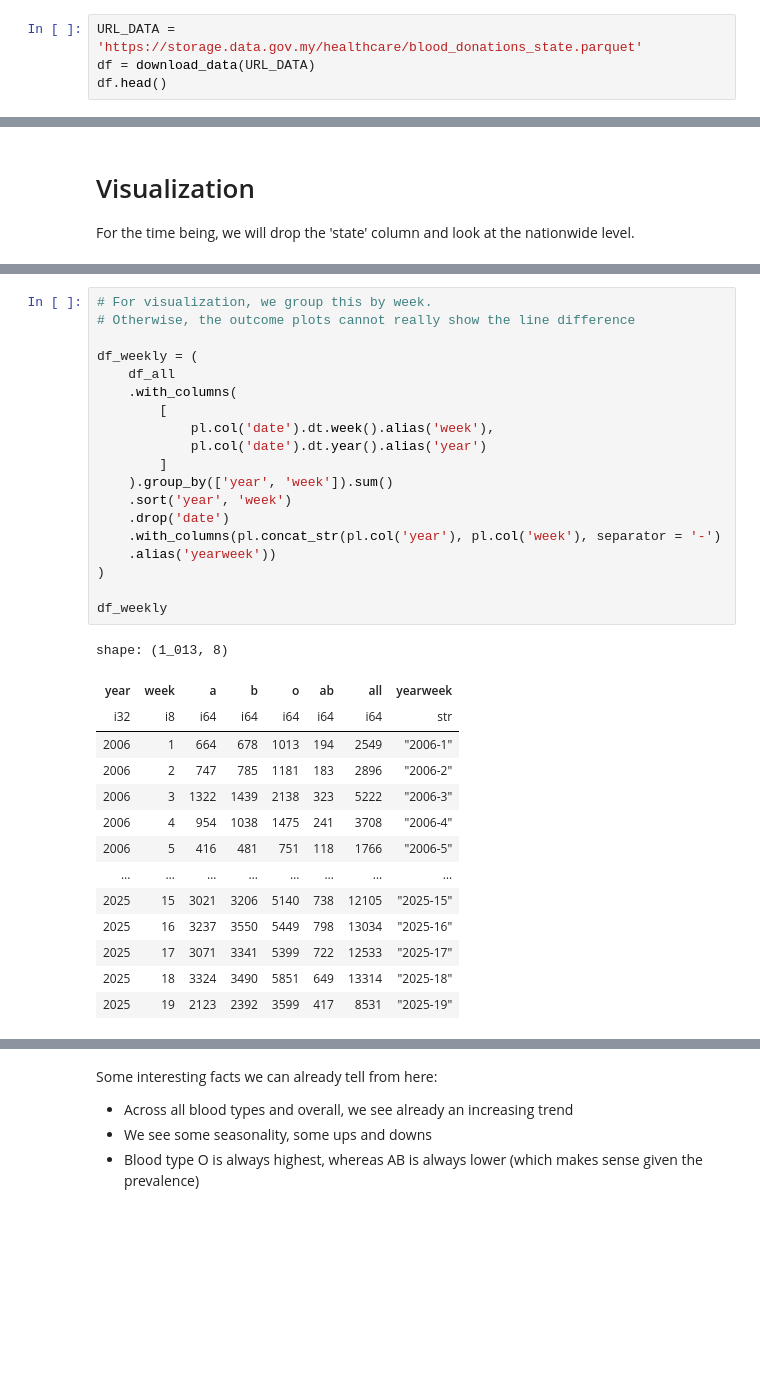
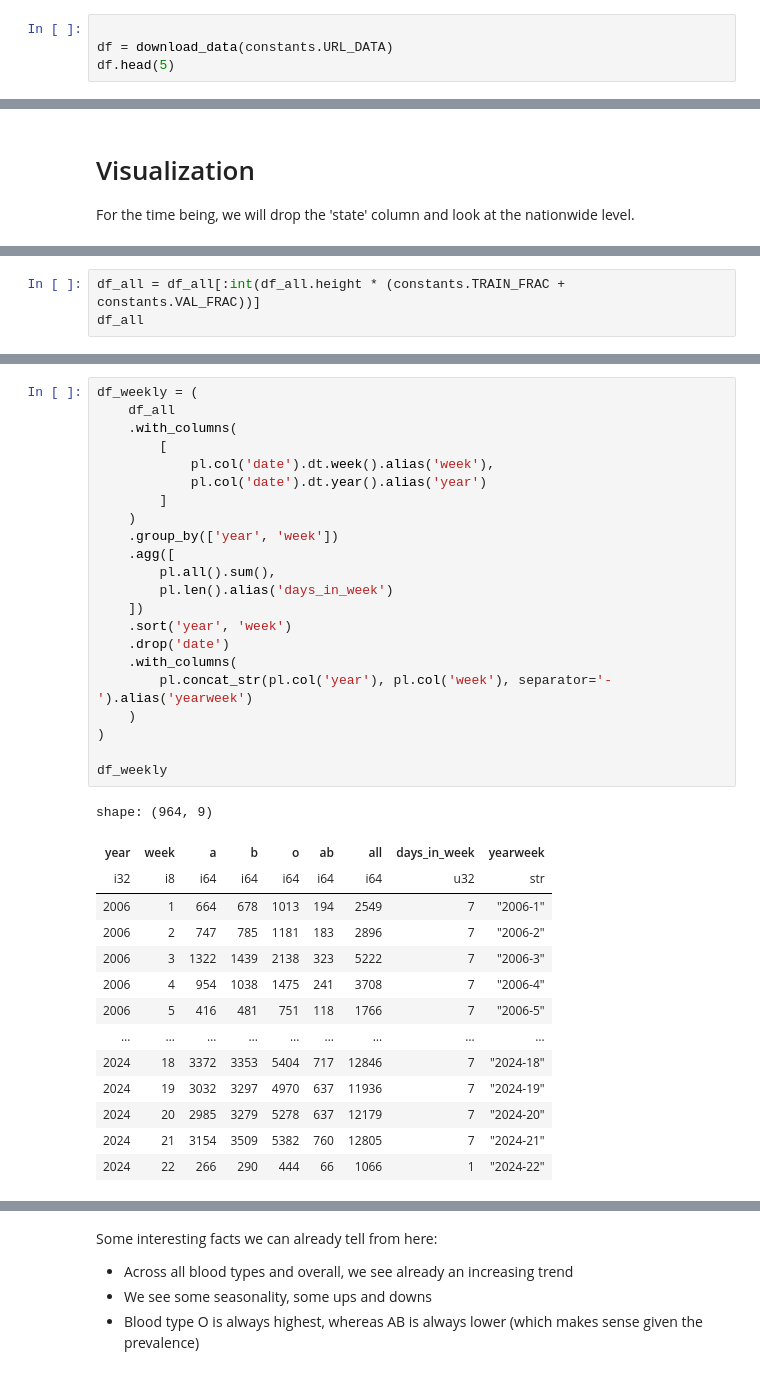
Before and after one commit to jasperschroeder/MalaysiaBloodDonations, a Jupyter notebook: 1_Exploratory_Data_Analysis.ipynb, the cells around one changed output, grey strips where cells are left out. Drawn from its saved outputs; the diff is of its cells as text; blank space fills up the shorter version.

```diff
--- a/1_Exploratory_Data_Analysis.ipynb
+++ b/1_Exploratory_Data_Analysis.ipynb
@@ -7,7 +8,7 @@ import matplotlib.pyplot as plt
 # %%
-URL_DATA = 'https://storage.data.gov.my/healthcare/blood_donations_state.parquet'
-df = download_data(URL_DATA)
-df.head()
+
+df = download_data(constants.URL_DATA)
+df.head(5)
 # %% [output]
 shape: (5, 4)
 | date | state | blood_type | donations |
@@ -155,0 +152,3 @@ shape: (7_070, 6)
+# %%
+df_all = df_all[:int(df_all.height * (constants.TRAIN_FRAC + constants.VAL_FRAC))]
+df_all
@@ -156,34 +170,37 @@ shape: (7_070, 6)
 # %%
-# For visualization, we group this by week.
-# Otherwise, the outcome plots cannot really show the line difference
-
 df_weekly = (
     df_all
     .with_columns(
         [
             pl.col('date').dt.week().alias('week'),
             pl.col('date').dt.year().alias('year')
         ]
-    ).group_by(['year', 'week']).sum()
+    )
+    .group_by(['year', 'week'])
+    .agg([
+        pl.all().sum(),
+        pl.len().alias('days_in_week')
+    ])
     .sort('year', 'week')
     .drop('date')
-    .with_columns(pl.concat_str(pl.col('year'), pl.col('week'), separator = '-')
-    .alias('yearweek'))
+    .with_columns(
+        pl.concat_str(pl.col('year'), pl.col('week'), separator='-').alias('yearweek')
+    )
 )
 
 df_weekly
 # %% [output]
-shape: (1_013, 8)
+shape: (964, 9)
-| year | week | a | b | o | ab | all | yearweek |
-| i32 | i8 | i64 | i64 | i64 | i64 | i64 | str |
-| 2006 | 1 | 664 | 678 | 1013 | 194 | 2549 | "2006-1" |
-| 2006 | 2 | 747 | 785 | 1181 | 183 | 2896 | "2006-2" |
-| 2006 | 3 | 1322 | 1439 | 2138 | 323 | 5222 | "2006-3" |
-| 2006 | 4 | 954 | 1038 | 1475 | 241 | 3708 | "2006-4" |
-| 2006 | 5 | 416 | 481 | 751 | 118 | 1766 | "2006-5" |
-| … | … | … | … | … | … | … | … |
-| 2025 | 15 | 3021 | 3206 | 5140 | 738 | 12105 | "2025-15" |
-| 2025 | 16 | 3237 | 3550 | 5449 | 798 | 13034 | "2025-16" |
-| 2025 | 17 | 3071 | 3341 | 5399 | 722 | 12533 | "2025-17" |
-| 2025 | 18 | 3324 | 3490 | 5851 | 649 | 13314 | "2025-18" |
-| 2025 | 19 | 2123 | 2392 | 3599 | 417 | 8531 | "2025-19" |
+| year | week | a | b | o | ab | all | days_in_week | yearweek |
+| i32 | i8 | i64 | i64 | i64 | i64 | i64 | u32 | str |
+| 2006 | 1 | 664 | 678 | 1013 | 194 | 2549 | 7 | "2006-1" |
+| 2006 | 2 | 747 | 785 | 1181 | 183 | 2896 | 7 | "2006-2" |
+| 2006 | 3 | 1322 | 1439 | 2138 | 323 | 5222 | 7 | "2006-3" |
+| 2006 | 4 | 954 | 1038 | 1475 | 241 | 3708 | 7 | "2006-4" |
+| 2006 | 5 | 416 | 481 | 751 | 118 | 1766 | 7 | "2006-5" |
+| … | … | … | … | … | … | … | … | … |
+| 2024 | 18 | 3372 | 3353 | 5404 | 717 | 12846 | 7 | "2024-18" |
+| 2024 | 19 | 3032 | 3297 | 4970 | 637 | 11936 | 7 | "2024-19" |
+| 2024 | 20 | 2985 | 3279 | 5278 | 637 | 12179 | 7 | "2024-20" |
+| 2024 | 21 | 3154 | 3509 | 5382 | 760 | 12805 | 7 | "2024-21" |
+| 2024 | 22 | 266 | 290 | 444 | 66 | 1066 | 1 | "2024-22" |
```
Also changed, not shown: parts of 29 cells of this notebook, 4 other files.
